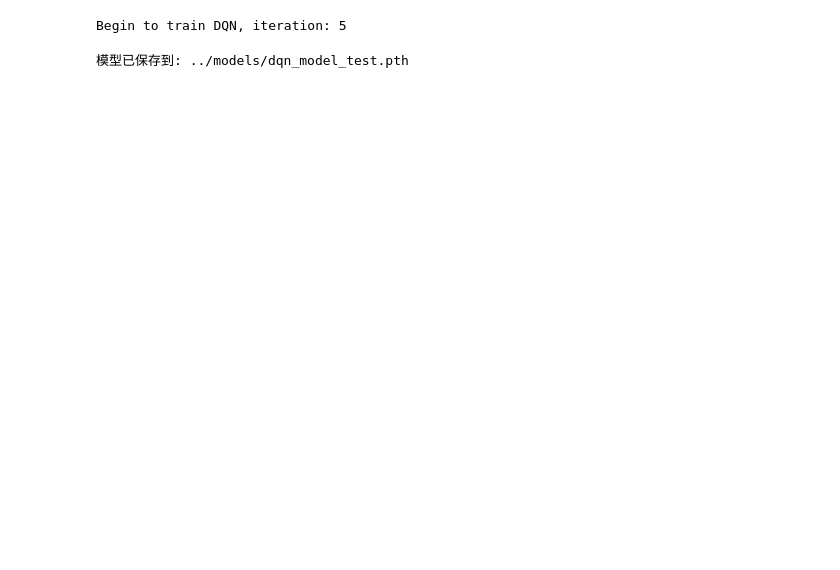
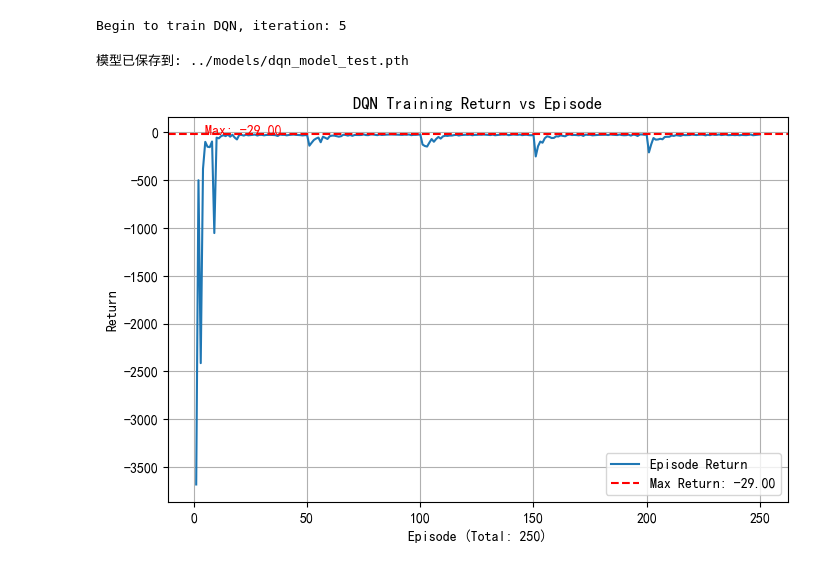
Before and after one commit to VeinsureLee/RL-Tutorial, a Jupyter notebook: rl_algorithms/dqn.ipynb, the cells around one changed output. Saved outputs shown, nothing was run; the diff lists cells and outputs as text; code cells hidden in the pictures; blank space fills up the shorter version.

```diff
--- a/rl_algorithms/dqn.ipynb
+++ b/rl_algorithms/dqn.ipynb
@@ -27,0 +174,14 @@ import torch.nn as nn
+# %%
+state_idx_test = torch.tensor([12])
+targets_idx_test = torch.tensor([13,14,15])
+distance_info = calculate_distance(state_idx_test, targets_idx_test)
+print("State idx:", distance_info['state_idx'])
+print("Targets idx:", distance_info['targets_idx'])
+print("State coord:", distance_info['state_coord'])
+print("Targets coord:", distance_info['targets_coord'])
+print("L1 distance:", distance_info['l1'])
+print("L2 distance:", distance_info['l2'])
+print("All distance features:")
+for key, value in distance_info.items():
+    if key not in ['state_idx', 'targets_idx', 'state_coord', 'targets_coord']:
+        print(f"  {key}: {value}")
@@ -321,7 +494,6 @@ def train_dqn(env, dqn):
                 action = env.action_space[action_idx]
                 next_state, reward, done, _ = env.step(action)
                 ep_return += reward
-                return_list.append(ep_return)
                 dqn.buffer.add(state, action_idx, reward, next_state, done)
                 if len(dqn.buffer) >= dqn.mini_batch_size:
                     dqn.update()
@@ -330,6 +502,7 @@ def train_dqn(env, dqn):
                     dqn.update_target_qnet()
                 if done:
                     break
+            return_list.append(ep_return)
             # epsilon **按 episode 衰减**
             dqn.epsilon = max(dqn.epsilon_min, dqn.epsilon * dqn.epsilon_decay)
             pbar.set_postfix({
@@ -337,7 +510,7 @@ def train_dqn(env, dqn):
                 'Return': f'{ep_return:.2f}',
                 'Epsilon': f'{dqn.epsilon:.3f}'
             })
-    return dqn
+    return dqn, return_list
 # %%
 env = Env()
 dqn =DQN(
@@ -355,8 +528,28 @@ dqn =DQN(
             update_freq=10
         )
 
-dqn = train_dqn(env, dqn)
+dqn, return_list = train_dqn(env, dqn)
 dqn.save("../models/dqn_model_test.pth")
 # %% [output]
 Begin to train DQN, iteration: 5
 模型已保存到: ../models/dqn_model_test.pth
+# %%
+# plot
+import matplotlib.pyplot as plt
+# 按照 return_list 绘制曲线
+total_episodes = dqn.iteration * dqn.num_episodes
+max_return = max(return_list)
+plt.figure(figsize=(8,5))
+plt.plot(range(1, len(return_list)+1), return_list, label="Episode Return")
+plt.axhline(y=max_return, color='r', linestyle='--', label=f"Max Return: {max_return:.2f}")
+plt.xlabel(f'Episode (Total: {len(return_list)})')
+plt.ylabel('Return')
+plt.title('DQN Training Return vs Episode')
+plt.grid(True)
+plt.legend()
+# 在图表上标注 max_return 数值
+plt.text(len(return_list) * 0.02, max_return * 1.02, f'Max: {max_return:.2f}',
+         fontsize=10, color='r', fontweight='bold')
+plt.show()
+# %% [output]
+[figure, added]
```
Also changed, not shown: parts of 8 cells of this notebook, 7 other files.
